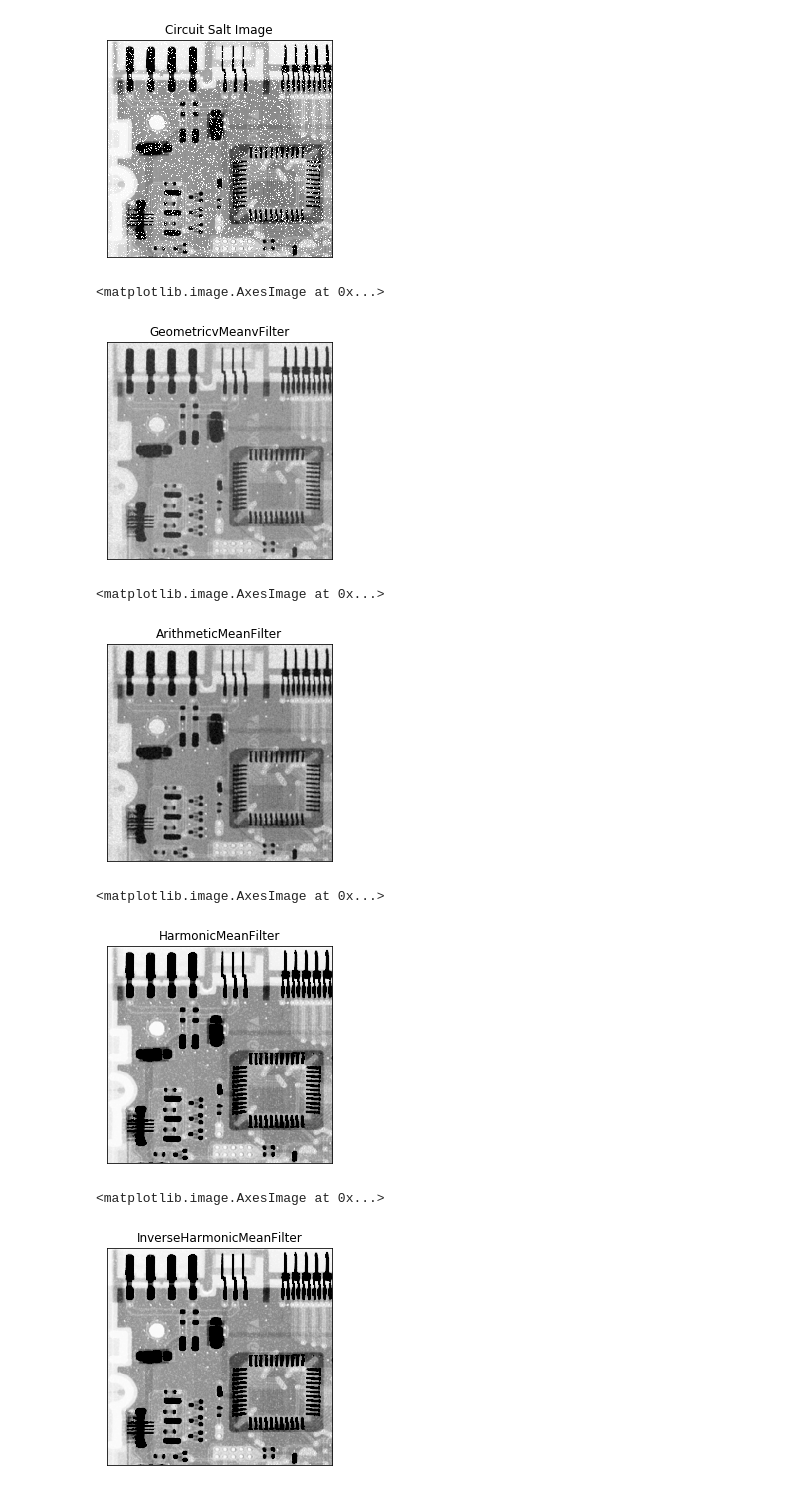
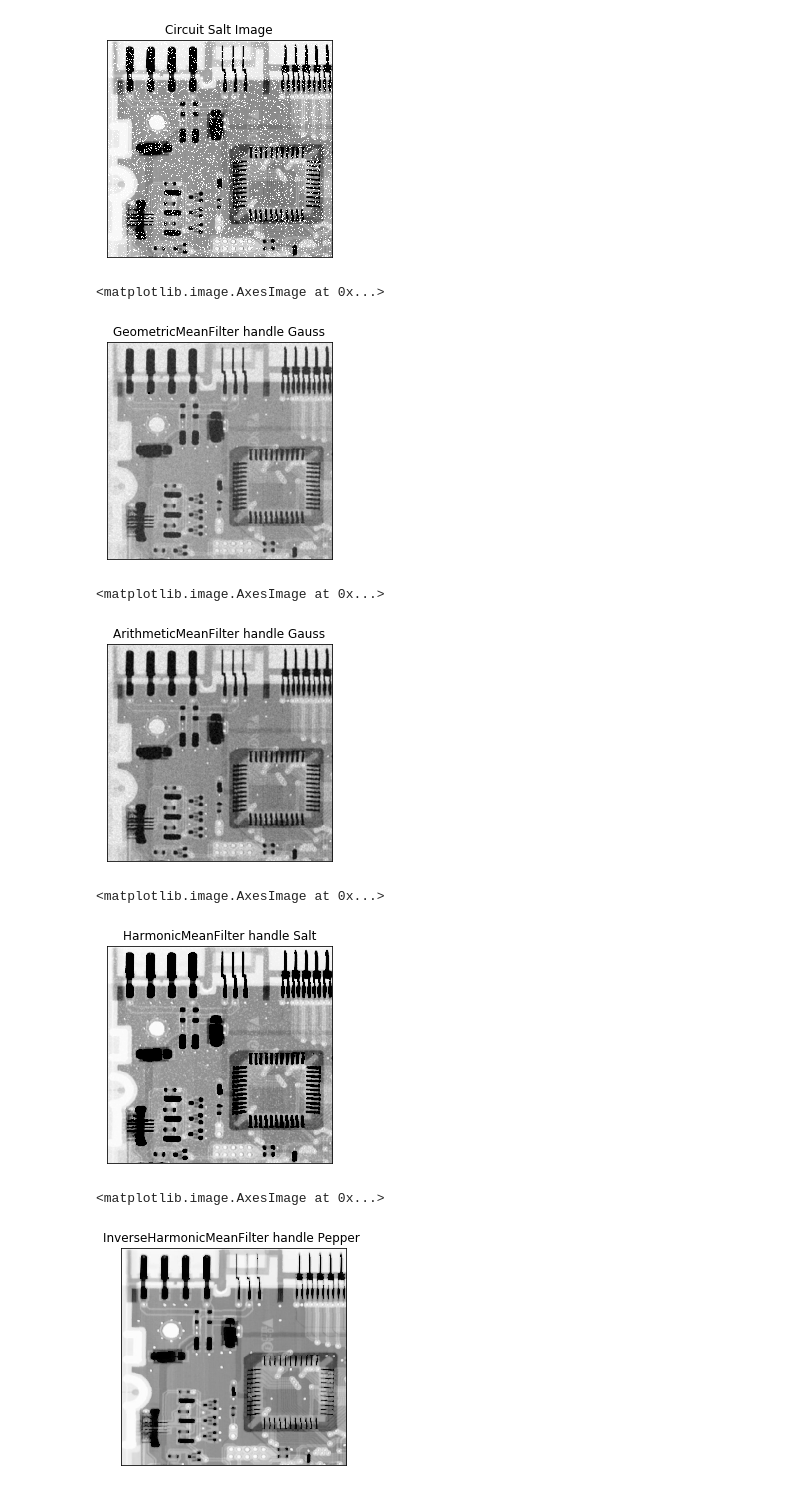
Before and after one commit to sunbin1993/image-processing, a Jupyter notebook: 01 ecnu/homework05.ipynb, the cells around one changed output. Cells and saved outputs as stored; diff of their text form; code cells hidden in the pictures.

```diff
--- a/01 ecnu/homework05.ipynb
+++ b/01 ecnu/homework05.ipynb
@@ -53,11 +53,11 @@ def GeometricMeanFilter(image):
     return newImage.astype(np.uint8)
 # %%
 newImage = GeometricMeanFilter(circuitGaussImg)
-plt.title('GeometricvMeanvFilter'), plt.xticks([]), plt.yticks([])
+plt.title('GeometricMeanFilter handle Gauss'), plt.xticks([]), plt.yticks([])
 plt.imshow(newImage, cmap = 'gray')
 # %% [output]
 <matplotlib.image.AxesImage at 0x...>
-[figure, old version]
+[figure, new version]
 # %%
 def ArithmeticMeanOperator(array):
     return np.mean(array)
@@ -72,11 +72,11 @@ def ArithmeticMeanFilter(image):
     return newImage.astype(np.uint8)
 # %%
 newImage = ArithmeticMeanFilter(circuitGaussImg)
-plt.title('ArithmeticMeanFilter'), plt.xticks([]), plt.yticks([])
+plt.title('ArithmeticMeanFilter handle Gauss'), plt.xticks([]), plt.yticks([])
 plt.imshow(newImage, cmap = 'gray')
 # %% [output]
 <matplotlib.image.AxesImage at 0x...>
-[figure, old version]
+[figure, new version]
 # %%
 def HarmonicMeanOperator(array):
     array = array.astype(np.float64)
@@ -93,11 +93,11 @@ def HarmonicMeanFilter(image):
     return newImage.astype(np.uint8)
 # %%
 newImage = HarmonicMeanFilter(circuitSaltImg)
-plt.title('HarmonicMeanFilter'), plt.xticks([]), plt.yticks([])
+plt.title('HarmonicMeanFilter handle Salt'), plt.xticks([]), plt.yticks([])
 plt.imshow(newImage, cmap = 'gray')
 # %% [output]
 <matplotlib.image.AxesImage at 0x...>
-[figure, old version]
+[figure, new version]
 # %%
 def InverseHarmonicMeanOperator(array,q):
     array = array.astype(np.float64)
@@ -113,12 +113,12 @@ def InverseHarmonicMeanFilter(image,q):
             newImage[i-1,j-1] = InverseHarmonicMeanOperator(image[i-1:i+2,j-1:j+2],q)
     return newImage.astype(np.uint8)
 # %%
-newImage = InverseHarmonicMeanFilter(circuitSaltImg,-1)
-plt.title('InverseHarmonicMeanFilter'), plt.xticks([]), plt.yticks([])
+newImage = InverseHarmonicMeanFilter(circuitPepperImg,3)
+plt.title('InverseHarmonicMeanFilter handle Pepper '), plt.xticks([]), plt.yticks([])
 plt.imshow(newImage, cmap = 'gray')
 # %% [output]
 <matplotlib.image.AxesImage at 0x...>
-[figure, old version]
+[figure, new version]
 # %%
 arr1D = np.array([[1,2,3,4],[1,2,3,4],[1,2,3,4],[1,2,3,4]])
 arr2D = arr1D
```
Also changed, not shown: parts of 3 cells of this notebook.
